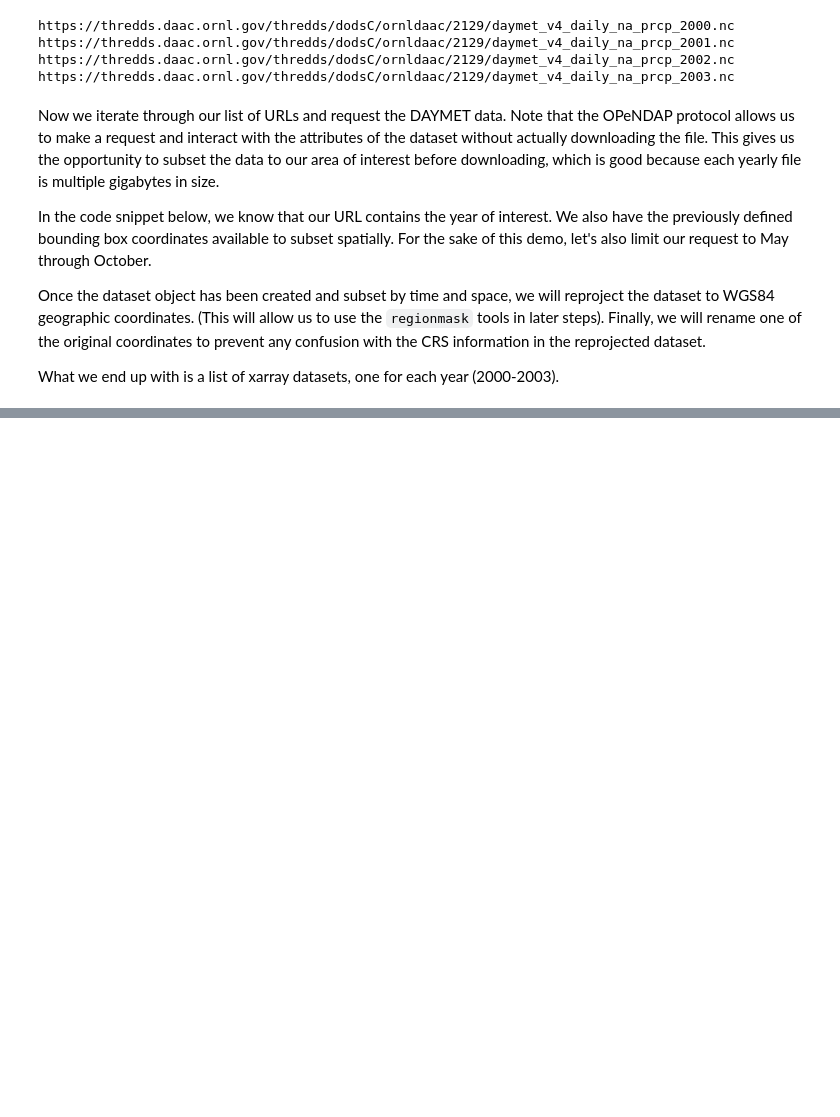
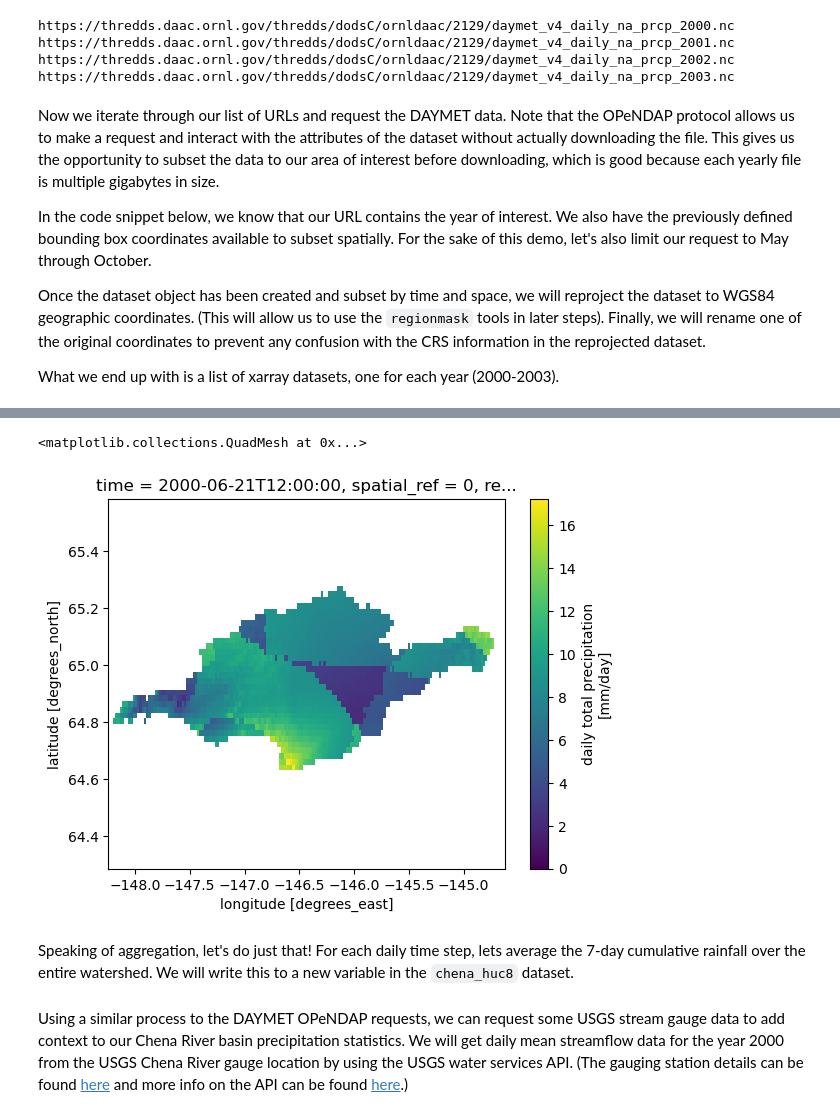
Before and after one commit to ua-snap/ardac-toolbox, a Jupyter notebook: notebooks/daymet_access.ipynb, the cells around one changed output, grey strips where cells are left out. Cells and saved outputs as stored; diff of their text form; code cells hidden in the pictures; blank space fills up the shorter version.

```diff
--- a/notebooks/daymet_access.ipynb
+++ b/notebooks/daymet_access.ipynb
@@ -216,0 +185,8 @@ prcp_7day_sum.sel(time='2000-09-01').plot()
+# %%
+prcp_7day_sum = chena_huc8['prcp'].rolling(time=7, center=False, min_periods=1).sum()
+prcp_7day_sum.sel(time='2000-06-21').plot(vmin=0)
+# %% [output]
+<matplotlib.collections.QuadMesh at 0x...>
+[figure, added]
+# %% [markdown]
+Speaking of aggregation, let's do just that! For each daily time step, lets average the 7-day cumulative rainfall over the entire watershed. We will write this to a new variable in the `chena_huc8` dataset.
@@ -216,0 +195,2 @@ prcp_7day_sum.sel(time='2000-09-01').plot()
+# %% [markdown]
+Using a similar process to the DAYMET OPeNDAP requests, we can request some USGS stream gauge data to add context to our Chena River basin precipitation statistics. We will get daily mean streamflow data for the year 2000 from the USGS Chena River gauge location by using the USGS water services API. (The gauging station details can be found [here](https://waterdata.usgs.gov/nwis/inventory/?site_no=15514000&agency_cd=USGS) and more info on the API can be found [here](https://waterservices.usgs.gov/docs/statistics/statistics-details/).)
```
Also changed, not shown: parts of 37 cells of this notebook.
